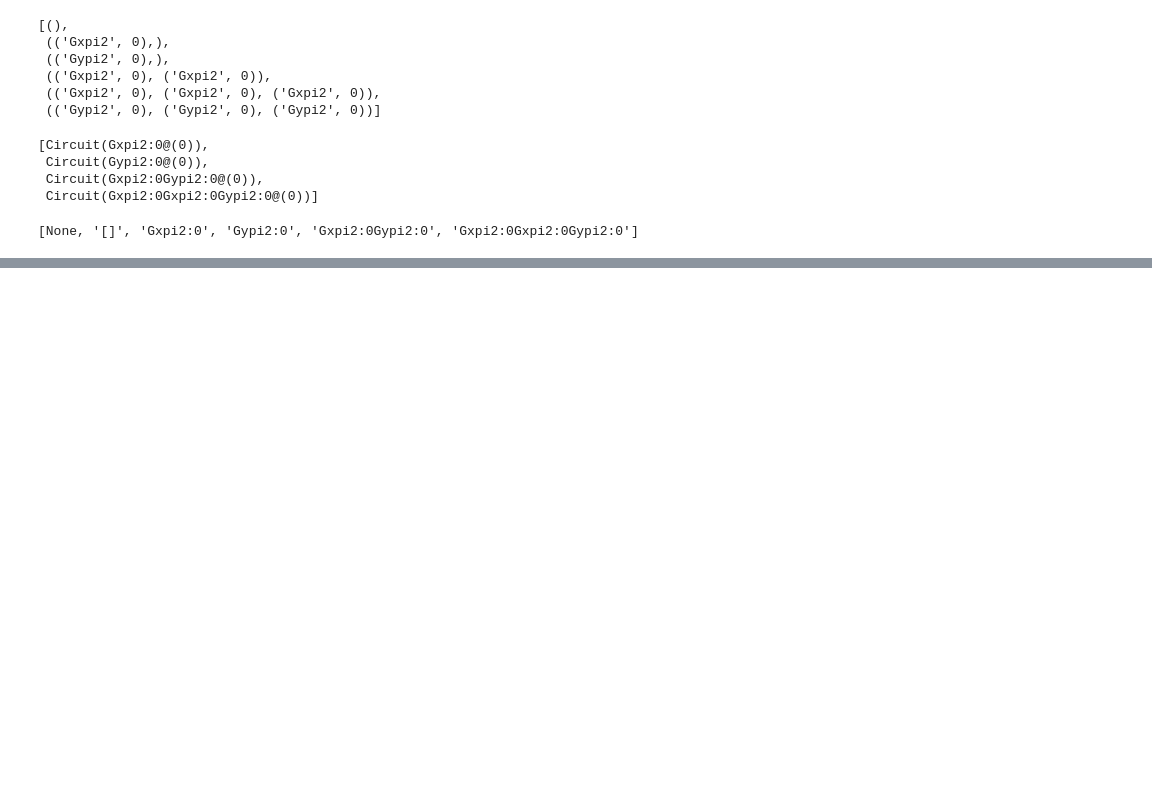
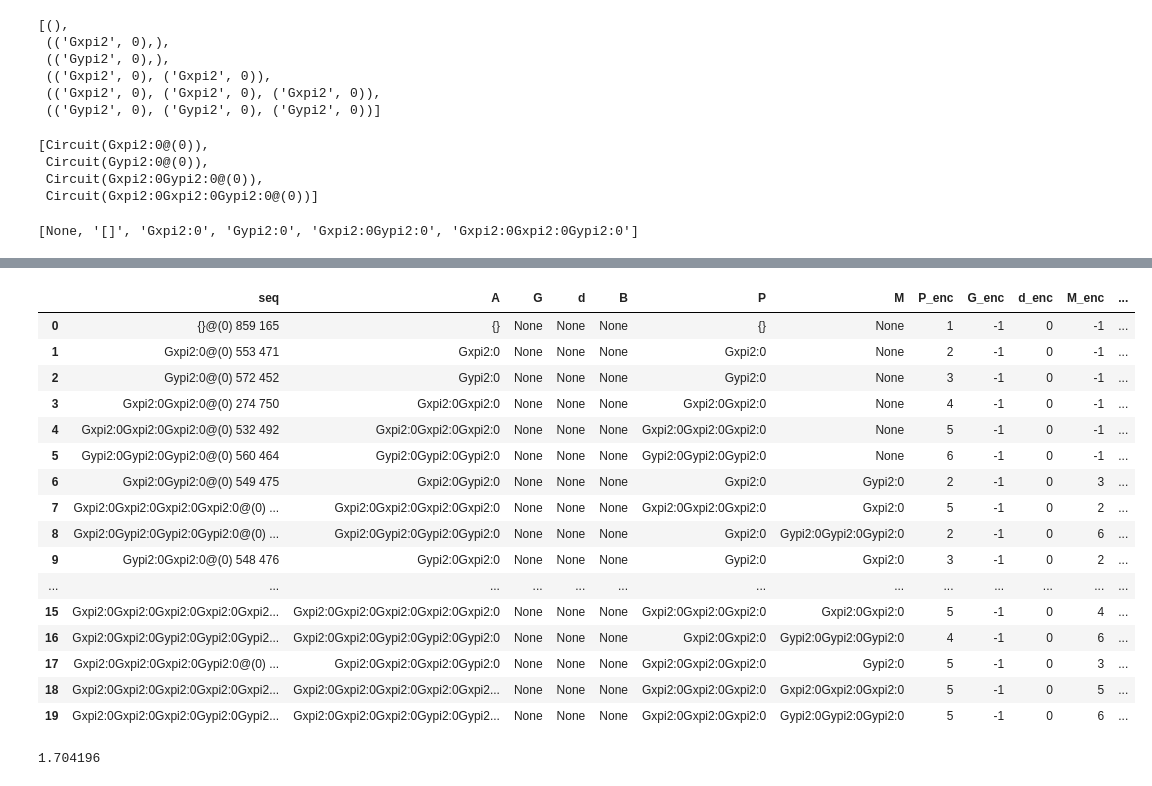
Before and after one commit to qua-platform/CS_installations, a Jupyter notebook: gate_set_tomography/test_gateset05.ipynb, the cells around one changed output, grey strips where cells are left out. Cells and saved outputs as stored; diff of their text form; code cells hidden in the pictures; blank space fills up the shorter version.

```diff
--- a/gate_set_tomography/test_gateset05.ipynb
+++ b/gate_set_tomography/test_gateset05.ipynb
@@ -272,2 +291,57 @@ AssertionError:
+# %%
+map_gate_count_prepfiducial = {
+    "{}": 4, # I = 4
+    "Gxpi2:0": 1,
+    "Gypi2:0": 1,
+    "Gxpi2:0Gxpi2:0": 2,
+    "Gxpi2:0Gxpi2:0Gxpi2:0": 3,
+    "Gypi2:0Gypi2:0Gypi2:0": 3,
+}
+map_gate_count_germs = {
+    "[]": 4, # I = 4
+    "Gxpi2:0": 1,
+    "Gypi2:0": 1,
+    "Gxpi2:0Gypi2:0": 2,
+    "Gxpi2:0Gxpi2:0Gypi2:0": 3,
+}
+map_gate_count_measfiducial = {
+    "{}": 4, # I = 4
+    "Gxpi2:0": 1,
+    "Gypi2:0": 1,
+    "Gxpi2:0Gxpi2:0": 2,
+    "Gxpi2:0Gxpi2:0Gxpi2:0": 3,
+    "Gypi2:0Gypi2:0Gypi2:0": 3,
+}
+
+df["P_gate_count"] = df["P"].apply(lambda x: map_gate_count_prepfiducial.get(x, None) if x is not None else 0)
+df["G_gate_count"] = df["G"].apply(lambda x: map_gate_count_germs.get(x, None) if x is not None else 0)
+df["M_gate_count"] = df["M"].apply(lambda x: map_gate_count_measfiducial.get(x, None) if x is not None else 0)
+df["full_gate_count"] = df["P_gate_count"] + df["d_enc"] * df["G_gate_count"] + df["M_gate_count"]
+
+path = "encoded_parsed_dataset.csv"
+df.to_csv(path, encoding="utf8", header=True, index=False)  # Add index=False to avoid saving the index as a column
+df.head(20)
+# %% [output]
+|  | seq | A | G | d | B | P | M | P_enc | G_enc | d_enc | M_enc | ... |
+| 0 | {}@(0) 859 165 | {} | None | None | None | {} | None | 1 | -1 | 0 | -1 | ... |
+| 1 | Gxpi2:0@(0) 553 471 | Gxpi2:0 | None | None | None | Gxpi2:0 | None | 2 | -1 | 0 | -1 | ... |
+| 2 | Gypi2:0@(0) 572 452 | Gypi2:0 | None | None | None | Gypi2:0 | None | 3 | -1 | 0 | -1 | ... |
+| 3 | Gxpi2:0Gxpi2:0@(0) 274 750 | Gxpi2:0Gxpi2:0 | None | None | None | Gxpi2:0Gxpi2:0 | None | 4 | -1 | 0 | -1 | ... |
+| 4 | Gxpi2:0Gxpi2:0Gxpi2:0@(0) 532 492 | Gxpi2:0Gxpi2:0Gxpi2:0 | None | None | None | Gxpi2:0Gxpi2:0Gxpi2:0 | None | 5 | -1 | 0 | -1 | ... |
+| 5 | Gypi2:0Gypi2:0Gypi2:0@(0) 560 464 | Gypi2:0Gypi2:0Gypi2:0 | None | None | None | Gypi2:0Gypi2:0Gypi2:0 | None | 6 | -1 | 0 | -1 | ... |
+| 6 | Gxpi2:0Gypi2:0@(0) 549 475 | Gxpi2:0Gypi2:0 | None | None | None | Gxpi2:0 | Gypi2:0 | 2 | -1 | 0 | 3 | ... |
+| 7 | Gxpi2:0Gxpi2:0Gxpi2:0Gxpi2:0@(0) ... | Gxpi2:0Gxpi2:0Gxpi2:0Gxpi2:0 | None | None | None | Gxpi2:0Gxpi2:0Gxpi2:0 | Gxpi2:0 | 5 | -1 | 0 | 2 | ... |
+| 8 | Gxpi2:0Gypi2:0Gypi2:0Gypi2:0@(0) ... | Gxpi2:0Gypi2:0Gypi2:0Gypi2:0 | None | None | None | Gxpi2:0 | Gypi2:0Gypi2:0Gypi2:0 | 2 | -1 | 0 | 6 | ... |
+| 9 | Gypi2:0Gxpi2:0@(0) 548 476 | Gypi2:0Gxpi2:0 | None | None | None | Gypi2:0 | Gxpi2:0 | 3 | -1 | 0 | 2 | ... |
+| ... | ... | ... | ... | ... | ... | ... | ... | ... | ... | ... | ... | ... |
+| 15 | Gxpi2:0Gxpi2:0Gxpi2:0Gxpi2:0Gxpi2... | Gxpi2:0Gxpi2:0Gxpi2:0Gxpi2:0Gxpi2:0 | None | None | None | Gxpi2:0Gxpi2:0Gxpi2:0 | Gxpi2:0Gxpi2:0 | 5 | -1 | 0 | 4 | ... |
+| 16 | Gxpi2:0Gxpi2:0Gypi2:0Gypi2:0Gypi2... | Gxpi2:0Gxpi2:0Gypi2:0Gypi2:0Gypi2:0 | None | None | None | Gxpi2:0Gxpi2:0 | Gypi2:0Gypi2:0Gypi2:0 | 4 | -1 | 0 | 6 | ... |
+| 17 | Gxpi2:0Gxpi2:0Gxpi2:0Gypi2:0@(0) ... | Gxpi2:0Gxpi2:0Gxpi2:0Gypi2:0 | None | None | None | Gxpi2:0Gxpi2:0Gxpi2:0 | Gypi2:0 | 5 | -1 | 0 | 3 | ... |
+| 18 | Gxpi2:0Gxpi2:0Gxpi2:0Gxpi2:0Gxpi2... | Gxpi2:0Gxpi2:0Gxpi2:0Gxpi2:0Gxpi2... | None | None | None | Gxpi2:0Gxpi2:0Gxpi2:0 | Gxpi2:0Gxpi2:0Gxpi2:0 | 5 | -1 | 0 | 5 | ... |
+| 19 | Gxpi2:0Gxpi2:0Gxpi2:0Gypi2:0Gypi2... | Gxpi2:0Gxpi2:0Gxpi2:0Gypi2:0Gypi2... | None | None | None | Gxpi2:0Gxpi2:0Gxpi2:0 | Gypi2:0Gypi2:0Gypi2:0 | 5 | -1 | 0 | 6 | ... |
+# %%
+df["full_gate_count"].max() * 52 / 1e6
+# %% [output]
+1.704196
 # %%
 df.query("d_enc_seq == 8192")
```
Also changed, not shown: parts of 8 cells of this notebook, 8 other files.
